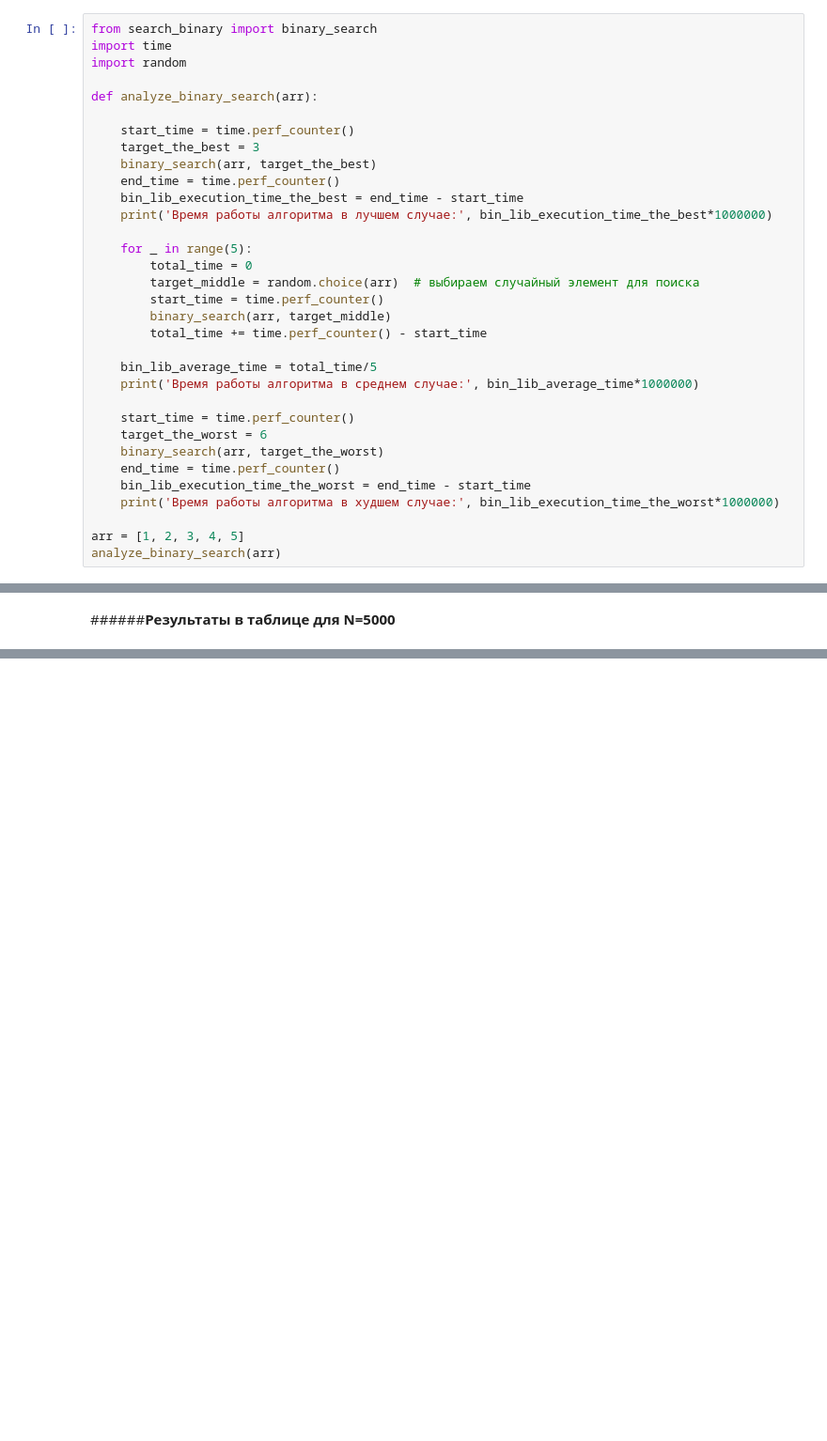
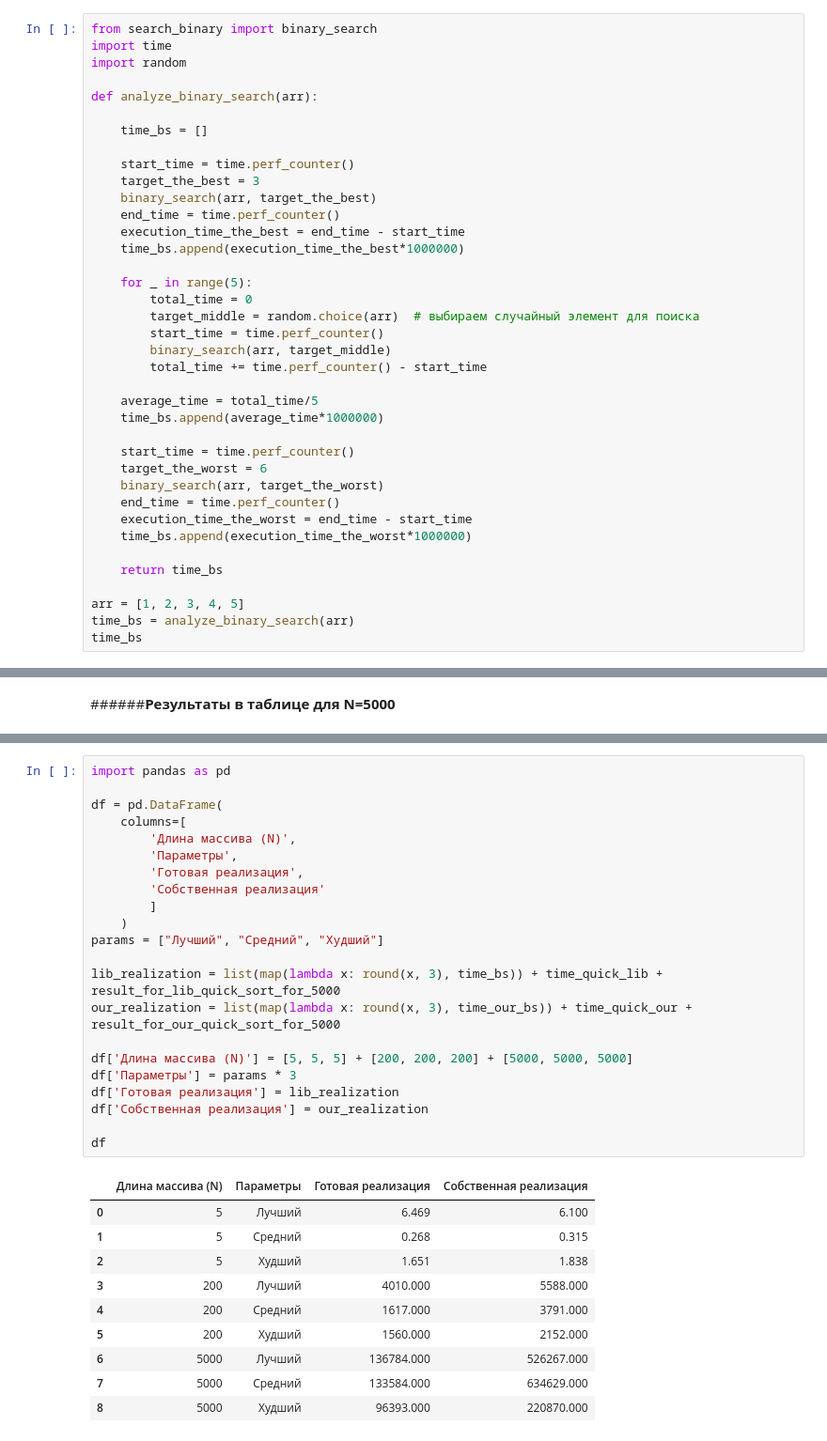
Before and after one commit to katrinani/algorithmic-lab-work, a Jupyter notebook: Команда_Анисимова,Бишляга,Макарова.ipynb, the cells around one changed output, grey strips where cells are left out. Shown: that part at 94% size. Saved outputs shown, nothing was run; the diff lists cells and outputs as text; blank space fills up the shorter version.

```diff
--- a/Команда_Анисимова,Бишляга,Макарова.ipynb
+++ b/Команда_Анисимова,Бишляга,Макарова.ipynb
@@ -462,12 +464,14 @@ import random
 
 def analyze_binary_search(arr):
 
+    time_bs = []
+
     start_time = time.perf_counter()
     target_the_best = 3
     binary_search(arr, target_the_best)
     end_time = time.perf_counter()
-    bin_lib_execution_time_the_best = end_time - start_time
-    print('Время работы алгоритма в лучшем случае:', bin_lib_execution_time_the_best*1000000)
+    execution_time_the_best = end_time - start_time
+    time_bs.append(execution_time_the_best*1000000)
 
     for _ in range(5):
         total_time = 0
@@ -476,16 +480,19 @@ def analyze_binary_search(arr):
         binary_search(arr, target_middle)
         total_time += time.perf_counter() - start_time
 
-    bin_lib_average_time = total_time/5
-    print('Время работы алгоритма в среднем случае:', bin_lib_average_time*1000000)
+    average_time = total_time/5
+    time_bs.append(average_time*1000000)
 
     start_time = time.perf_counter()
     target_the_worst = 6
     binary_search(arr, target_the_worst)
     end_time = time.perf_counter()
-    bin_lib_execution_time_the_worst = end_time - start_time
-    print('Время работы алгоритма в худшем случае:', bin_lib_execution_time_the_worst*1000000)
+    execution_time_the_worst = end_time - start_time
+    time_bs.append(execution_time_the_worst*1000000)
+
+    return time_bs
 
 arr = [1, 2, 3, 4, 5]
-analyze_binary_search(arr)
+time_bs = analyze_binary_search(arr)
+time_bs
 # %% [output]
@@ -776,0 +910,33 @@ df.head()
+# %%
+import pandas as pd
+
+df = pd.DataFrame(
+    columns=[
+        'Длина массива (N)',
+        'Параметры',
+        'Готовая реализация',
+        'Собственная реализация'
+        ]
+    )
+params = ["Лучший", "Средний", "Худший"]
+
+lib_realization = list(map(lambda x: round(x, 3), time_bs)) + time_quick_lib + result_for_lib_quick_sort_for_5000
+our_realization = list(map(lambda x: round(x, 3), time_our_bs)) + time_quick_our + result_for_our_quick_sort_for_5000
+
+df['Длина массива (N)'] = [5, 5, 5] + [200, 200, 200] + [5000, 5000, 5000]
+df['Параметры'] = params * 3
+df['Готовая реализация'] = lib_realization
+df['Собственная реализация'] = our_realization
+
+df
+# %% [output]
+|  | Длина массива (N) | Параметры | Готовая реализация | Собственная реализация |
+| 0 | 5 | Лучший | 6.469 | 6.100 |
+| 1 | 5 | Средний | 0.268 | 0.315 |
+| 2 | 5 | Худший | 1.651 | 1.838 |
+| 3 | 200 | Лучший | 4010.000 | 5588.000 |
+| 4 | 200 | Средний | 1617.000 | 3791.000 |
+| 5 | 200 | Худший | 1560.000 | 2152.000 |
+| 6 | 5000 | Лучший | 136784.000 | 526267.000 |
+| 7 | 5000 | Средний | 133584.000 | 634629.000 |
+| 8 | 5000 | Худший | 96393.000 | 220870.000 |
```
Also changed, not shown: parts of 14 cells of this notebook.
